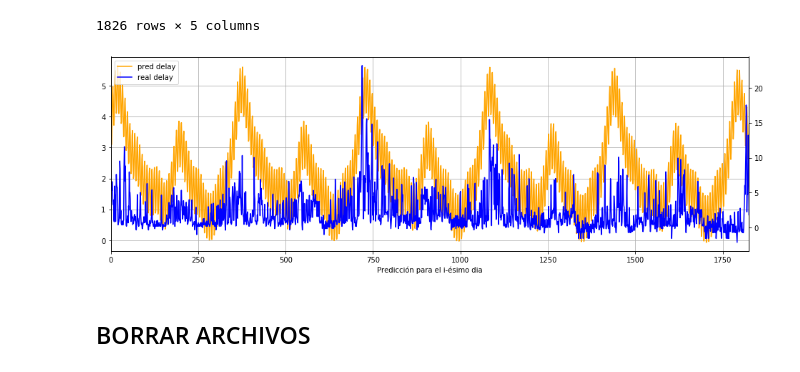
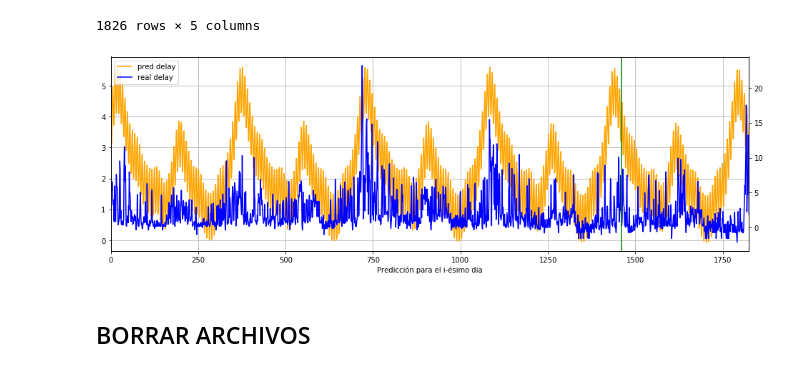
Before and after one commit to jpcenteno/flight-delay-estimation, a Jupyter notebook: notebooks/monthly_delay.ipynb, the cells around one changed output. Drawn from its saved outputs; the diff is of its cells as text; code cells hidden in the pictures.

```diff
--- a/notebooks/monthly_delay.ipynb
+++ b/notebooks/monthly_delay.ipynb
@@ -154,19 +154,32 @@ phases = [i*math.pi/2 for i in range(4)]
 # semanas, meses, bimestres, trimestres, cuatrimestres, semestres, años
 freqs =  [7] + [355/i for i in [12, 6, 4, 3, 2, 1]]
 
-def trig_vals(t):
-    return  [math.sin(2 * math.pi / f * t + p) for f in freqs for p in phases]
+class lsqPredictor:
+    def __init__(self, phases, freqs, max_grade):
+        self.phases = phases
+        self.freqs = freqs
+        self.max_grade = max_grade
 
-def get_x_vals(x):
-    x_vals = []
-    for i in range(len(x)):
-        row = np.array([i**p for p in range(max_grade+1)] + trig_vals(i), dtype='float')
-        x_vals.append(row)
-    return x_vals
+    def trig_vals(self, t):
+        return  [math.sin(2 * math.pi / f * t + p) for f in self.freqs for p in self.phases]
 
-arrays = get_x_vals(train_delays)
-A = np.stack(arrays)
-print(A.shape)
+    def get_x_vals(self, x):
+        x_vals = []
+        for i in range(len(x)):
+            row = np.array([i**p for p in range(self.max_grade+1)] + self.trig_vals(i), dtype='float')
+            x_vals.append(row)
+        return x_vals
 
+    def fit(self, train_set):
+        arrays = self.get_x_vals(train_set)
+        A = np.stack(arrays)
+        self.coefs = np.linalg.solve(A.T@A, A.T@train_set)
+
+    def pred(self, pred_set):
+        arrays = self.get_x_vals(pred_set)
+        full_A = np.stack(arrays)
+        return full_A@self.coefs
+
+lpr = lsqPredictor(phases, freqs, max_grade)
+lpr.fit(train_delays)
 #coefs = np.linalg.lstsq(A, old_delays, rcond=None)[0]
-coefs = np.linalg.solve(A.T@A, A.T@train_delays)
@@ -177,10 +188,8 @@ if "dl_pred" in df:
     del df["dl_pred"]
 # %%
 train_test_delays = df["DepDelay"]
-full_arrays = get_x_vals(train_test_delays)
-full_A = np.stack(full_arrays)
 
-df["dl_pred"] = full_A@coefs
+df["dl_pred"] = lpr.pred(train_test_delays)
 df
 # %% [output]
 |  | Unnamed: 0 | DepDelay | Year | date | dl_pred |
@@ -199,21 +208,21 @@ df
 # %%
 plt.figure(figsize=(16,5))
 plt.xlabel('Predicción para el i-ésimo dia')
 
 
 ax1 = df.dl_pred.plot(color='orange', grid=True, label='pred delay')
 ax2 = df.DepDelay.plot(color='blue', grid=True, secondary_y=True, label='real delay')
 
 xticks = ax1.xaxis.get_major_ticks()
-plt.axvline(x=len(train_test_delays), color="green")
+plt.axvline(x=len(train_delays), color="green")
 
 h1, l1 = ax1.get_legend_handles_labels()
 h2, l2 = ax2.get_legend_handles_labels()
 
 plt.legend(h1+h2, l1+l2, loc=2)
 plt.show()
 # %% [output]
-[figure, old version]
+[figure, new version]
 # %% [markdown]
 ## BORRAR ARCHIVOS
 # %%
```
Also changed, not shown: parts of 1 cell of this notebook.
